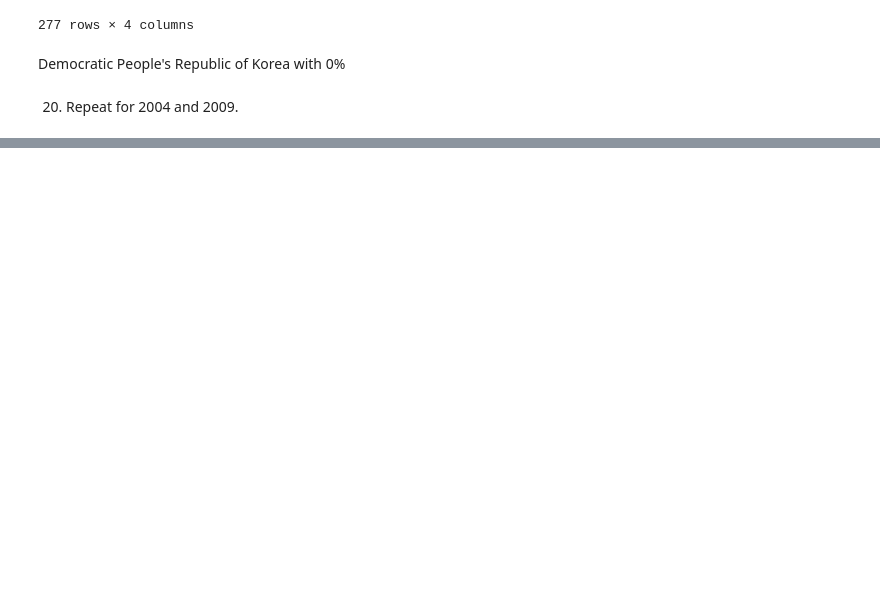
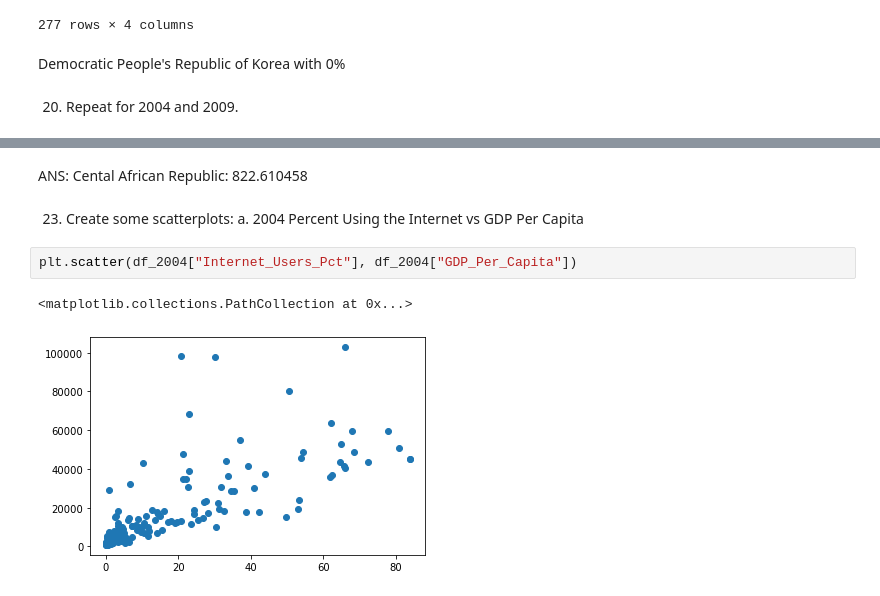
Before and after one commit to ryanhilber93/gdp-and-internet-usage-ryanhilber93, a Jupyter notebook: GDP_and_internet_use_project.ipynb, the cells around one changed output, grey strips where cells are left out. Cells and saved outputs as stored; diff of their text form; blank space fills up the shorter version.

```diff
--- a/GDP_and_internet_use_project.ipynb
+++ b/GDP_and_internet_use_project.ipynb
@@ -299,0 +376,10 @@ df_2004.sort_values("Internet_Users_Pct", ascending = False)
+# %% [markdown]
+ANS: Cental African Republic: 822.610458
+# %% [markdown]
+23. Create some scatterplots:
+    a. 2004 Percent Using the Internet vs GDP Per Capita
+# %%
+plt.scatter(df_2004["Internet_Users_Pct"], df_2004["GDP_Per_Capita"])
+# %% [output]
+<matplotlib.collections.PathCollection at 0x...>
+[figure, added]
```
Also changed, not shown: parts of 29 cells of this notebook.
